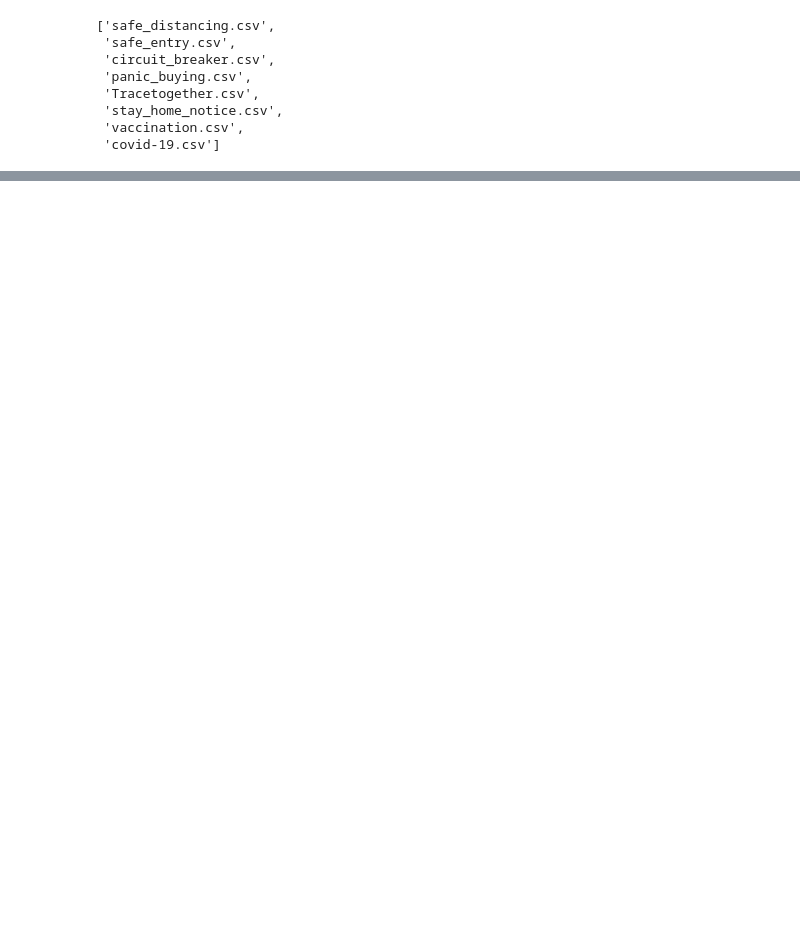
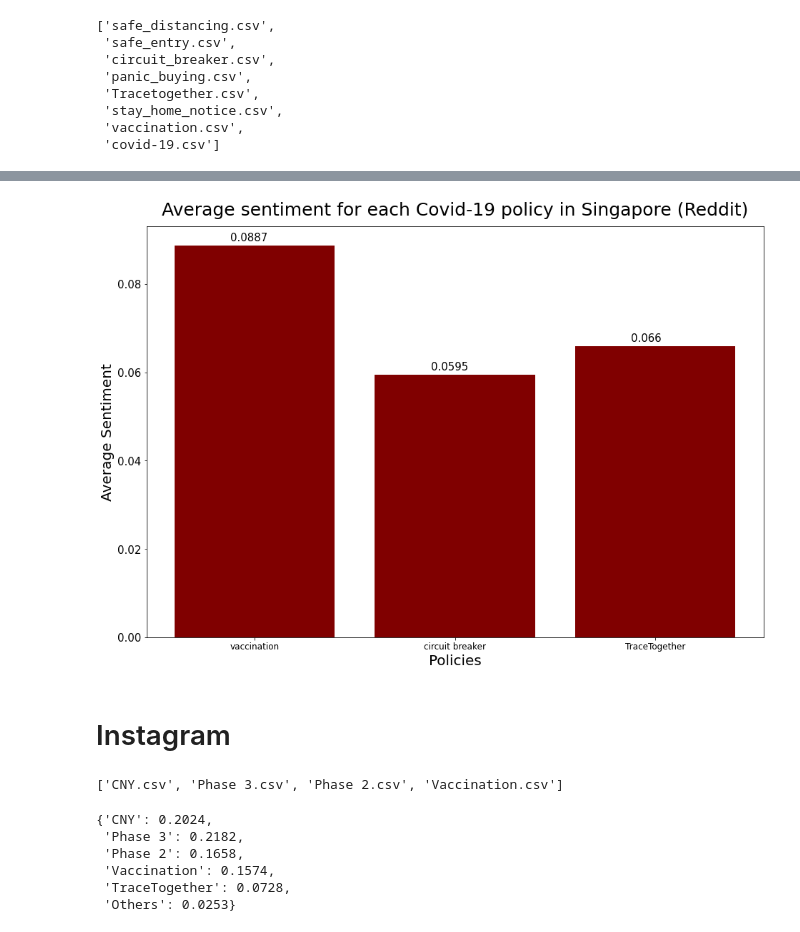
Before and after one commit to CJianYu98/Covid-19-Singapore-Analysis, a Jupyter notebook: Vader_emoji_sentiment_analysis.ipynb, the cells around one changed output, grey strips where cells are left out. Drawn from its saved outputs; the diff is of its cells as text; code cells hidden in the pictures; blank space fills up the shorter version.

```diff
--- a/Vader_emoji_sentiment_analysis.ipynb
+++ b/Vader_emoji_sentiment_analysis.ipynb
@@ -83,0 +170,40 @@ tweets.to_csv(f'{file_path}emoji_sentiment.csv')
+# %%
+reddit_keywords_compound_sentiment_textblob = {}
+# %%
+# using TextBlob
+
+for file in files:
+    comments = pd.read_csv(f'{file_path}{file}')
+
+    textblob_sentiment_score = []
+
+    for i in range(len(comments)):
+        analysis = TextBlob(comments.iloc[i]['comment_body'])
+        textblob_sentiment_score.append(analysis.sentiment.polarity)
+
+    comments['TextBlob_polarity_score'] = textblob_sentiment_score
+
+    keyword = file[7:-13]
+    reddit_keywords_compound_sentiment_textblob[keyword] = round(comments['TextBlob_polarity_score'].mean(), 4)
+# %%
+fig = plt.figure()
+ax = fig.add_axes([0, 0,2,2])
+key_words = list(reddit_keywords_compound_sentiment_textblob.keys())
+avg_sentiment = list(reddit_keywords_compound_sentiment_textblob.values())
+ax.bar(key_words, avg_sentiment, color='maroon')
+# plt.plot(key_words, avg_sentiment, color='midnightblue', marker='o')
+plt.title("Average sentiment for each Covid-19 policy in Singapore (Reddit)", fontsize = 25, pad=15)
+plt.xlabel("Policies", fontsize = 20)
+plt.ylabel("Average Sentiment",fontsize = 20)
+plt.xticks(fontsize=12)
+plt.yticks(fontsize=15)
+# plt.grid(True)
+for i in range(len(key_words)):
+    plt.text(x= i-0.12 , y = avg_sentiment[i]+0.001 , s=f"{avg_sentiment[i]}" , fontdict=dict(fontsize=15))
+
+plt.tight_layout()
+plt.show()
+# %% [output]
+[figure, added]
+# %% [markdown]
+# Instagram
@@ -83,0 +212,11 @@ tweets.to_csv(f'{file_path}emoji_sentiment.csv')
+# %%
+mypath = "."
+folder_name_1='Instagram Data/Gov.sg/Cleaned Data'
+folder_name_2='Instagram Data/Mothership/Cleaned Data'
+file_path_1 = f'{mypath}/{folder_name_1}/'
+file_path_2 = f'{mypath}/{folder_name_2}/'
+files_1 = [filename for filename in os.listdir(file_path_1) if filename.endswith('.csv')]
+files_2 = [filename for filename in os.listdir(file_path_2) if filename.endswith('.csv')]
+files_1
+# %% [output]
+['CNY.csv', 'Phase 3.csv', 'Phase 2.csv', 'Vaccination.csv']
@@ -83,0 +282,9 @@ tweets.to_csv(f'{file_path}emoji_sentiment.csv')
+# %%
+insta_keywords_compound_sentiment
+# %% [output]
+{'CNY': 0.2024,
+ 'Phase 3': 0.2182,
+ 'Phase 2': 0.1658,
+ 'Vaccination': 0.1574,
+ 'TraceTogether': 0.0728,
+ 'Others': 0.0253}
```
Also changed, not shown: parts of 23 cells of this notebook, 5 other files.
